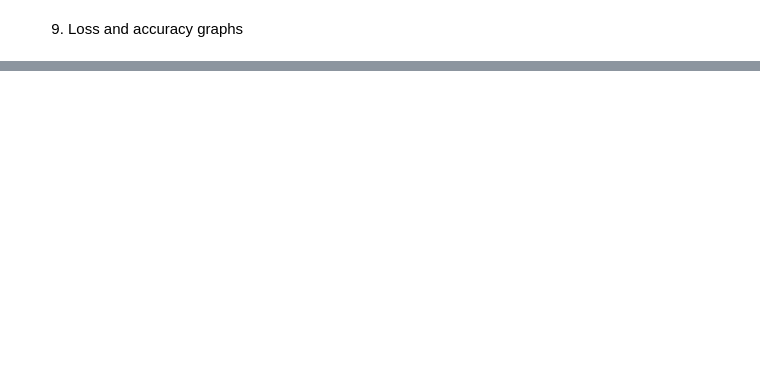
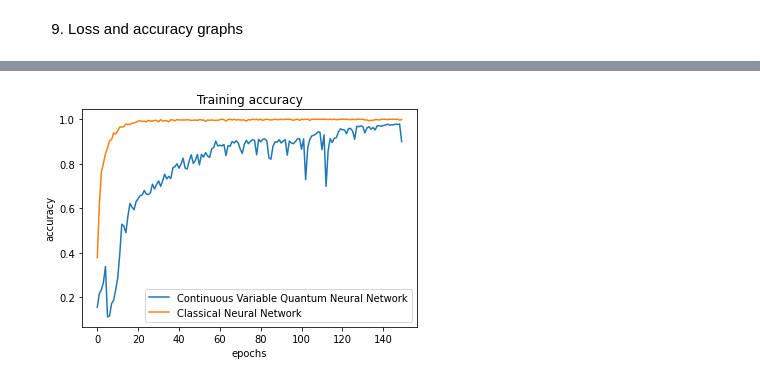
Before and after one commit to abuammarsami/CSE499.06-QML-, a Jupyter notebook: QML_2_qumode (1).ipynb, the cells around one changed output, grey strips where cells are left out. Cells and saved outputs as stored; diff of their text form; code cells hidden in the pictures; blank space fills up the shorter version.

```diff
--- a/QML_2_qumode (1).ipynb
+++ b/QML_2_qumode (1).ipynb
@@ -59,10 +56,10 @@ keras.backend.set_floatx('float64')
 
 model = keras.models.Sequential([
                                  layers.Flatten(input_shape = (28,28)),
-                                 layers.Dense(128, activation ="elu"),
-                                 layers.Dense(64, activation ="elu"),
-                                 layers.Dense(32, activation ="elu"),
-                                 layers.Dense(14, activation ="elu")
+                                 layers.Dense(128, activation ="relu"),
+                                 layers.Dense(64, activation ="relu"),
+                                 layers.Dense(32, activation ="relu"),
+                                 layers.Dense(14, activation ="relu")
                                 ])
 
 # More than a million parameters for the classical circuit
@@ -236,0 +351,5 @@ plt.show()
+# %%
+# retrieve:
+f = open('history_classical_model.pckl', 'rb')
+classical_model_history = pickle.load(f)
+f.close()
@@ -236,0 +361,10 @@ plt.show()
+# %%
+# plt.figure(layout='constrained')
+plt.title('Training accuracy')
+plt.plot(hybrid.history['accuracy'], label = "Continuous Variable Quantum Neural Network")
+plt.plot(classical_model_history['accuracy'], label = "Classical Neural Network")
+plt.xlabel('epochs')
+plt.ylabel('accuracy')
+plt.legend();
+# %% [output]
+[figure, added]
```
Also changed, not shown: parts of 25 cells of this notebook, 24 other files.
